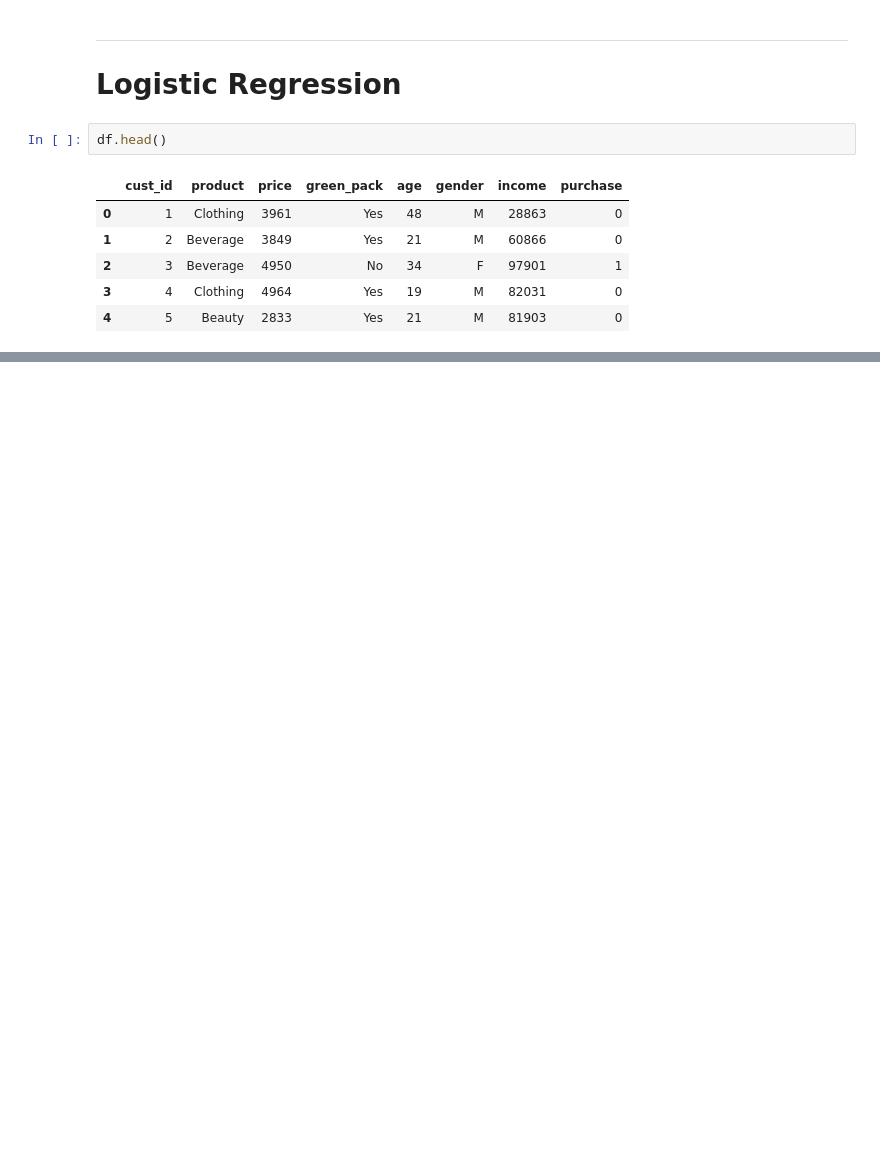
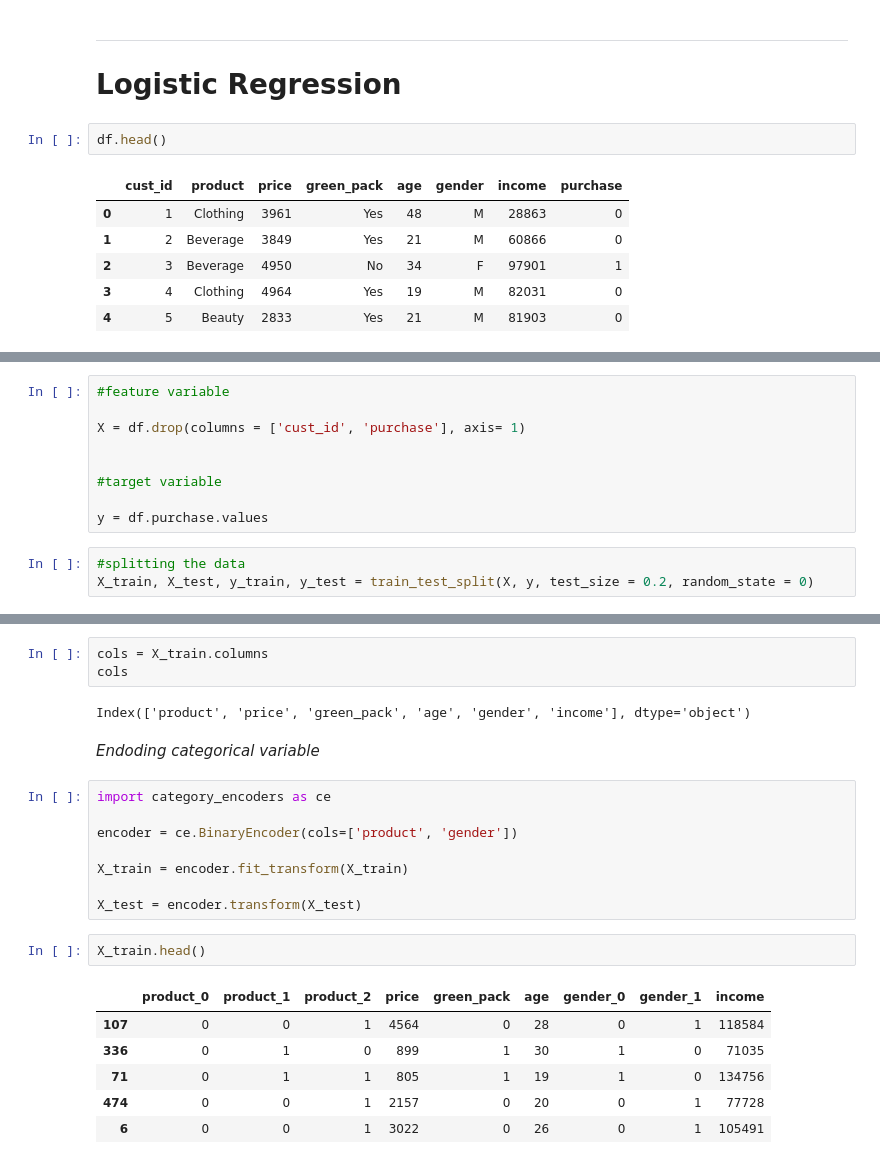
Before and after one commit to NityaVerma19/Customer-Purchase-Decision-, a Jupyter notebook: Consumer_behaviour.ipynb, the cells around one changed output, grey strips where cells are left out. Cells and saved outputs as stored; diff of their text form; blank space fills up the shorter version.

```diff
--- a/Consumer_behaviour.ipynb
+++ b/Consumer_behaviour.ipynb
@@ -168,0 +154,12 @@ array=[0. 0. 1. 0. 0. 0. 0. 0. 1. 0. 0. 0. 0. 0. 0. 0. 1. 0. 1. 1. 0. 0. 1. 1.
+# %%
+#feature variable
+
+X = df.drop(columns = ['cust_id', 'purchase'], axis= 1)
+
+
+#target variable
+
+y = df.purchase.values
+# %%
+#splitting the data
+X_train, X_test, y_train, y_test = train_test_split(X, y, test_size = 0.2, random_state = 0)
@@ -168,0 +202,24 @@ array=[0. 0. 1. 0. 0. 0. 0. 0. 1. 0. 0. 0. 0. 0. 0. 0. 1. 0. 1. 1. 0. 0. 1. 1.
+# %%
+cols = X_train.columns
+cols
+# %% [output]
+Index(['product', 'price', 'green_pack', 'age', 'gender', 'income'], dtype='object')
+# %% [markdown]
+*Endoding categorical variable*
+# %%
+import category_encoders as ce
+
+encoder = ce.BinaryEncoder(cols=['product', 'gender'])
+
+X_train = encoder.fit_transform(X_train)
+
+X_test = encoder.transform(X_test)
+# %%
+X_train.head()
+# %% [output]
+|  | product_0 | product_1 | product_2 | price | green_pack | age | gender_0 | gender_1 | income |
+| 107 | 0 | 0 | 1 | 4564 | 0 | 28 | 0 | 1 | 118584 |
+| 336 | 0 | 1 | 0 | 899 | 1 | 30 | 1 | 0 | 71035 |
+| 71 | 0 | 1 | 1 | 805 | 1 | 19 | 1 | 0 | 134756 |
+| 474 | 0 | 0 | 1 | 2157 | 0 | 20 | 0 | 1 | 77728 |
+| 6 | 0 | 0 | 1 | 3022 | 0 | 26 | 0 | 1 | 105491 |
```
Also changed, not shown: parts of 26 cells of this notebook.
